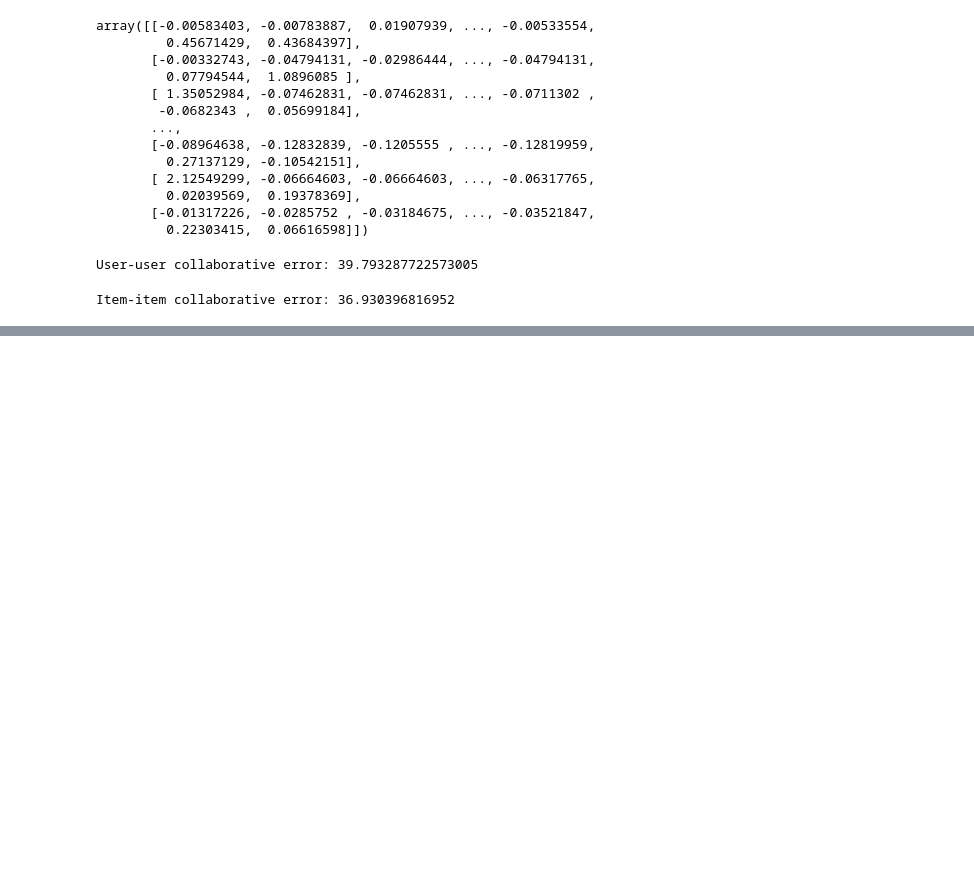
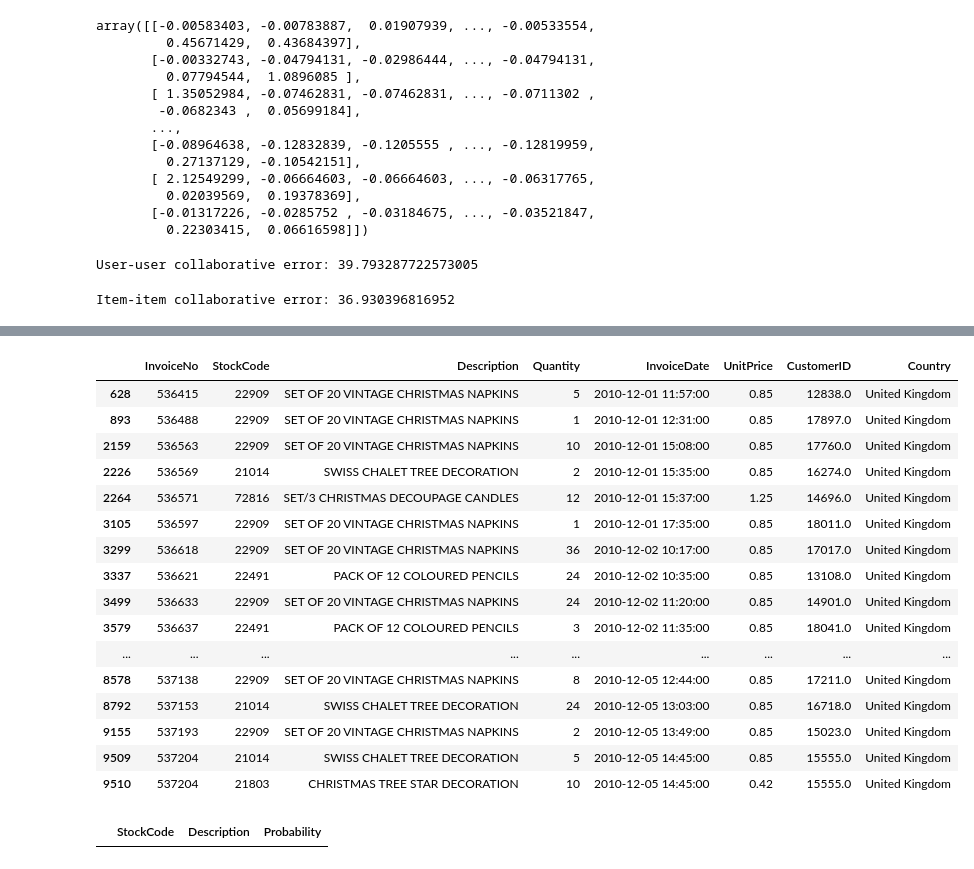
Before and after one commit to xiu-shi/DA_L7, a Jupyter notebook: L7_term3/L7_term3_Recommendation_System_in_class.ipynb, the cells around one changed output, grey strips where cells are left out. Cells and saved outputs as stored; diff of their text form; code cells hidden in the pictures; blank space fills up the shorter version.

```diff
--- a/L7_term3/L7_term3_Recommendation_System_in_class.ipynb
+++ b/L7_term3/L7_term3_Recommendation_System_in_class.ipynb
@@ -238,0 +261,40 @@ Name: 239, dtype: float64
+# %%
+#We convert the stock codes into strings
+
+dataset['StockCode'] = dataset['StockCode'].astype(str)
+# %%
+#We dipsplay the results in a dataframe
+
+filtered_data = dataset[dataset['StockCode'].isin(['22909', '21014','22491', '72816', '21803'])]
+filtered_data
+# %% [output]
+|  | InvoiceNo | StockCode | Description | Quantity | InvoiceDate | UnitPrice | CustomerID | Country |
+| 628 | 536415 | 22909 | SET OF 20 VINTAGE CHRISTMAS NAPKINS | 5 | 2010-12-01 11:57:00 | 0.85 | 12838.0 | United Kingdom |
+| 893 | 536488 | 22909 | SET OF 20 VINTAGE CHRISTMAS NAPKINS | 1 | 2010-12-01 12:31:00 | 0.85 | 17897.0 | United Kingdom |
+| 2159 | 536563 | 22909 | SET OF 20 VINTAGE CHRISTMAS NAPKINS | 10 | 2010-12-01 15:08:00 | 0.85 | 17760.0 | United Kingdom |
+| 2226 | 536569 | 21014 | SWISS CHALET TREE DECORATION | 2 | 2010-12-01 15:35:00 | 0.85 | 16274.0 | United Kingdom |
+| 2264 | 536571 | 72816 | SET/3 CHRISTMAS DECOUPAGE CANDLES | 12 | 2010-12-01 15:37:00 | 1.25 | 14696.0 | United Kingdom |
+| 3105 | 536597 | 22909 | SET OF 20 VINTAGE CHRISTMAS NAPKINS | 1 | 2010-12-01 17:35:00 | 0.85 | 18011.0 | United Kingdom |
+| 3299 | 536618 | 22909 | SET OF 20 VINTAGE CHRISTMAS NAPKINS | 36 | 2010-12-02 10:17:00 | 0.85 | 17017.0 | United Kingdom |
+| 3337 | 536621 | 22491 | PACK OF 12 COLOURED PENCILS | 24 | 2010-12-02 10:35:00 | 0.85 | 13108.0 | United Kingdom |
+| 3499 | 536633 | 22909 | SET OF 20 VINTAGE CHRISTMAS NAPKINS | 24 | 2010-12-02 11:20:00 | 0.85 | 14901.0 | United Kingdom |
+| 3579 | 536637 | 22491 | PACK OF 12 COLOURED PENCILS | 3 | 2010-12-02 11:35:00 | 0.85 | 18041.0 | United Kingdom |
+| ... | ... | ... | ... | ... | ... | ... | ... | ... |
+| 8578 | 537138 | 22909 | SET OF 20 VINTAGE CHRISTMAS NAPKINS | 8 | 2010-12-05 12:44:00 | 0.85 | 17211.0 | United Kingdom |
+| 8792 | 537153 | 21014 | SWISS CHALET TREE DECORATION | 24 | 2010-12-05 13:03:00 | 0.85 | 16718.0 | United Kingdom |
+| 9155 | 537193 | 22909 | SET OF 20 VINTAGE CHRISTMAS NAPKINS | 2 | 2010-12-05 13:49:00 | 0.85 | 15023.0 | United Kingdom |
+| 9509 | 537204 | 21014 | SWISS CHALET TREE DECORATION | 5 | 2010-12-05 14:45:00 | 0.85 | 15555.0 | United Kingdom |
+| 9510 | 537204 | 21803 | CHRISTMAS TREE STAR DECORATION | 10 | 2010-12-05 14:45:00 | 0.42 | 15555.0 | United Kingdom |
+# %%
+prob_df = recommendations.reset_index()
+prob_df.columns = ['StockCode', 'Probability']
+
+prob_df["StockCode"] = prob_df["StockCode"].astype(str)
+
+final_result_df = pd.merge(filtered_data[['StockCode','Description']].drop_duplicates(), prob_df, on = 'StockCode')
+
+final_result_df = final_result_df = pd.merge(filtered_data[['StockCode','Description']].drop_duplicates(), prob_df, on = 'StockCode').sort_values(['Probability'],ascending=False)
+
+final_result_df
+# %% [output]
+|  | StockCode | Description | Probability |
```
Also changed, not shown: parts of 7 cells of this notebook.
